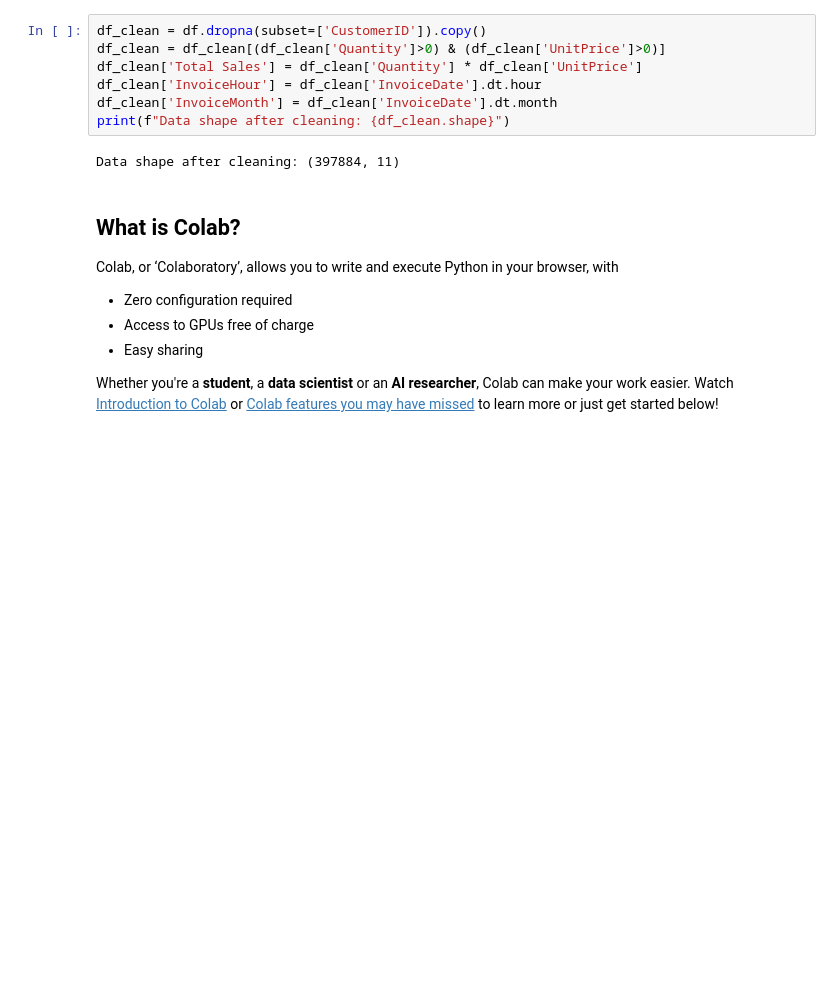
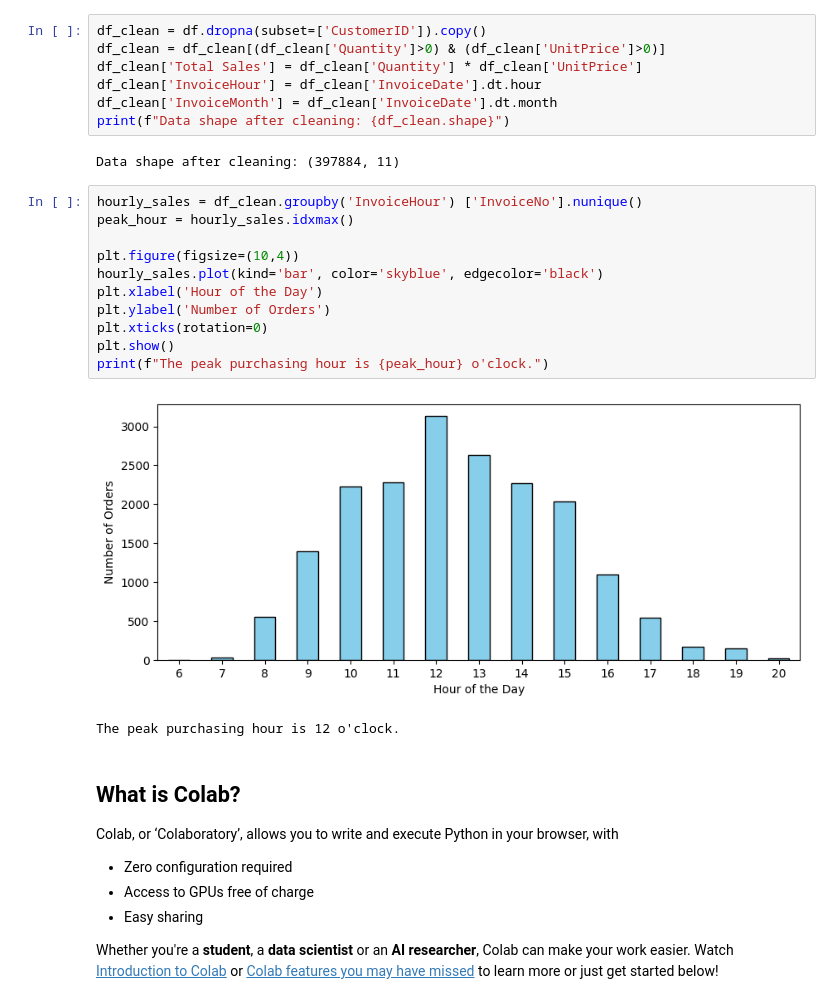
Before and after one commit to Shri1911/research-project_jpynb, a Jupyter notebook: Welcome_to_Colab.ipynb, the cells around one changed output. Cells and saved outputs as stored; diff of their text form; blank space fills up the shorter version.

```diff
--- a/Welcome_to_Colab.ipynb
+++ b/Welcome_to_Colab.ipynb
@@ -39,6 +41,20 @@ df_clean['InvoiceMonth'] = df_clean['InvoiceDate'].dt.month
 print(f"Data shape after cleaning: {df_clean.shape}")
 # %% [output]
 Data shape after cleaning: (397884, 11)
+# %%
+hourly_sales = df_clean.groupby('InvoiceHour') ['InvoiceNo'].nunique()
+peak_hour = hourly_sales.idxmax()
+
+plt.figure(figsize=(10,4))
+hourly_sales.plot(kind='bar', color='skyblue', edgecolor='black')
+plt.xlabel('Hour of the Day')
+plt.ylabel('Number of Orders')
+plt.xticks(rotation=0)
+plt.show()
+print(f"The peak purchasing hour is {peak_hour} o'clock.")
+# %% [output]
+[figure, added]
+The peak purchasing hour is 12 o'clock.
 # %% [markdown]
 <div class="markdown-google-sans">
   <h2>What is Colab?</h2>
```
Also changed, not shown: parts of 1 cell of this notebook.
